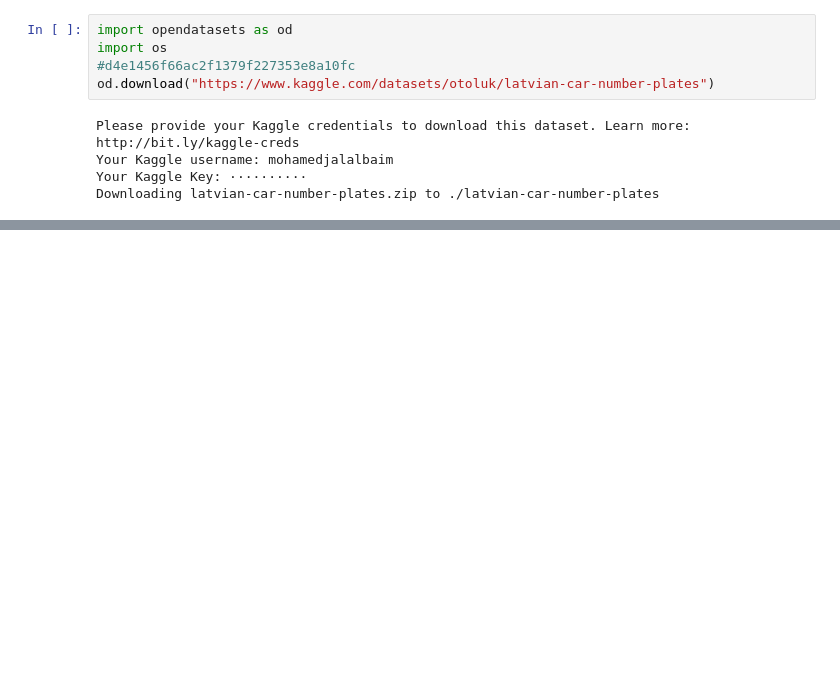
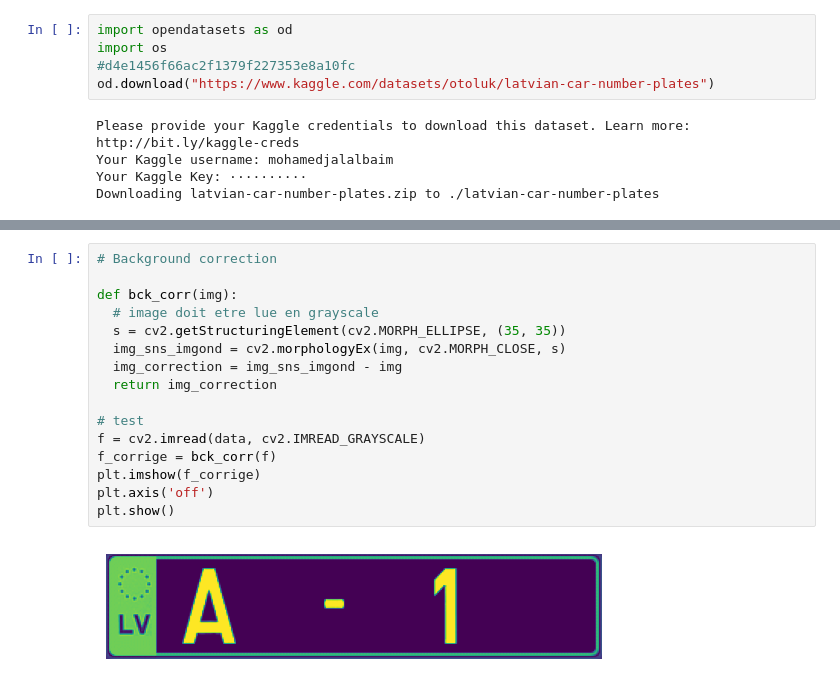
Before and after one commit to Jalalbaim/Number_Plate_Recognition, a Jupyter notebook: NumberPlate_recognition.ipynb, the cells around one changed output, grey strips where cells are left out. Drawn from its saved outputs; the diff is of its cells as text; blank space fills up the shorter version.

```diff
--- a/NumberPlate_recognition.ipynb
+++ b/NumberPlate_recognition.ipynb
@@ -84,0 +52,18 @@ for i in range(10):
+# %%
+# Background correction
+
+def bck_corr(img):
+  # image doit etre lue en grayscale
+  s = cv2.getStructuringElement(cv2.MORPH_ELLIPSE, (35, 35))
+  img_sns_imgond = cv2.morphologyEx(img, cv2.MORPH_CLOSE, s)
+  img_correction = img_sns_imgond - img
+  return img_correction
+
+# test
+f = cv2.imread(data, cv2.IMREAD_GRAYSCALE)
+f_corrige = bck_corr(f)
+plt.imshow(f_corrige)
+plt.axis('off')
+plt.show()
+# %% [output]
+[figure, added]
```
Also changed, not shown: parts of 8 cells of this notebook.
